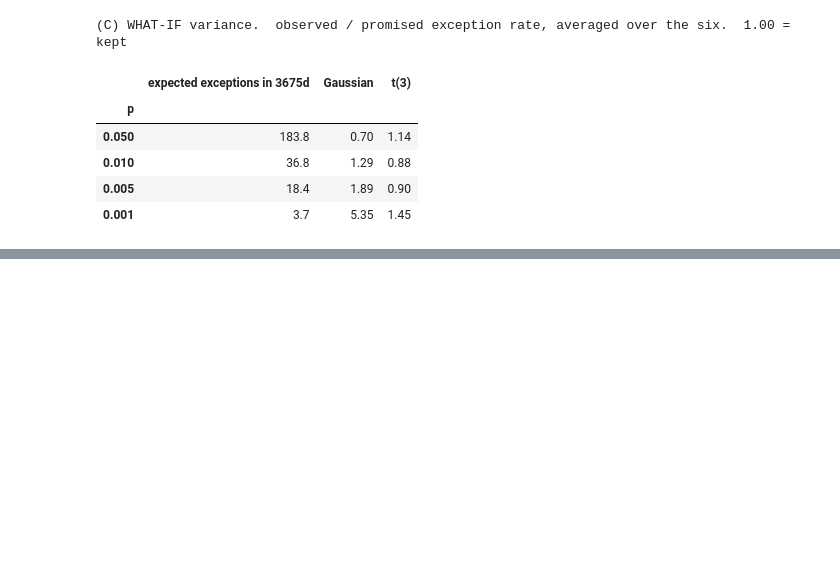
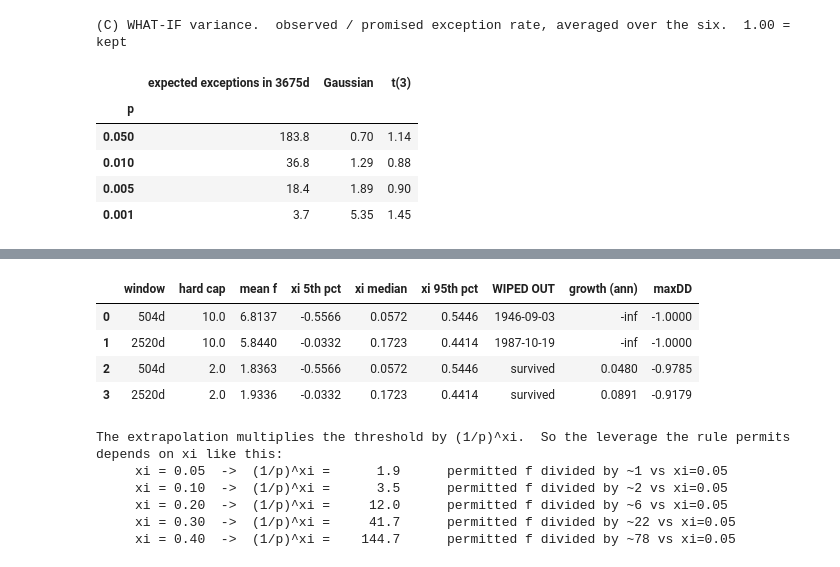
Before and after one commit to MarcoGaloppo/EVT-FatTails-PreAsymptotics, a Jupyter notebook: narrative_evt_market_data.ipynb, the cells around one changed output, grey strips where cells are left out. Drawn from its saved outputs; the diff is of its cells as text; code cells hidden in the pictures; blank space fills up the shorter version.

```diff
--- a/narrative_evt_market_data.ipynb
+++ b/narrative_evt_market_data.ipynb
@@ -2042,0 +2441,39 @@ So,  **what did the backtest found?**
+# %%
+# ---- Why the hoembrewed EVT rule failed, and can it be repaired?  Index data, as above.
+#      The rule needs VaR at p = 1%/2520 = 4.0e-6 from a 504-day window: about 25 exceedances
+#      above the 95th percentile, extrapolated four orders of magnitude past the data.
+def evt_cap_variant(look, fcap):
+    n = len(r_ix); f = np.full(n, np.nan); xis = []
+    for s in range(look, n, STEP):
+        h = r_ix[s - look:s]; L = -h; u = float(np.quantile(L, 0.95))
+        xis.append(fit_gpd(L[L > u] - u)[0])
+        f[s:s + STEP] = np.clip(1.0 / pot_var_es(L, u, PRUIN / HOR)["var"], 0.0, fcap)
+    ok = ~np.isnan(f); rr = f[ok] * r_ix[ok]; W, k = wealth_path(rr)
+    return {"window": f"{look}d", "hard cap": fcap, "mean f": f[ok].mean(),
+            "xi 5th pct": np.percentile(xis, 5), "xi median": np.median(xis),
+            "xi 95th pct": np.percentile(xis, 95),
+            "WIPED OUT": "survived" if k is None else str(dt_ix[ok][k].date()),
+            "growth (ann)": growth_rate(rr) * 252 if k is None else -np.inf,
+            "maxDD": max_drawdown(np.maximum(W, 1e-12))}
+
+display(pd.DataFrame([evt_cap_variant(504, 10.0), evt_cap_variant(2520, 10.0),
+                      evt_cap_variant(504, 2.0),  evt_cap_variant(2520, 2.0)]).round(4))
+
+print("\nThe extrapolation multiplies the threshold by (1/p)^xi.  So the leverage the rule permits")
+print("depends on xi like this:")
+for x in (0.05, 0.10, 0.20, 0.30, 0.40):
+    print("     xi = %.2f  ->  (1/p)^xi = %8.1f      permitted f divided by ~%.0f vs xi=0.05"
+          % (x, (HOR / PRUIN) ** x, ((HOR / PRUIN) ** x) / ((HOR / PRUIN) ** 0.05)))
+# %% [output]
+|  | window | hard cap | mean f | xi 5th pct | xi median | xi 95th pct | WIPED OUT | growth (ann) | maxDD |
+| 0 | 504d | 10.0 | 6.8137 | -0.5566 | 0.0572 | 0.5446 | 1946-09-03 | -inf | -1.0000 |
+| 1 | 2520d | 10.0 | 5.8440 | -0.0332 | 0.1723 | 0.4414 | 1987-10-19 | -inf | -1.0000 |
+| 2 | 504d | 2.0 | 1.8363 | -0.5566 | 0.0572 | 0.5446 | survived | 0.0480 | -0.9785 |
+| 3 | 2520d | 2.0 | 1.9336 | -0.0332 | 0.1723 | 0.4414 | survived | 0.0891 | -0.9179 |
+The extrapolation multiplies the threshold by (1/p)^xi.  So the leverage the rule permits
+depends on xi like this:
+     xi = 0.05  ->  (1/p)^xi =      1.9      permitted f divided by ~1 vs xi=0.05
+     xi = 0.10  ->  (1/p)^xi =      3.5      permitted f divided by ~2 vs xi=0.05
+     xi = 0.20  ->  (1/p)^xi =     12.0      permitted f divided by ~6 vs xi=0.05
+     xi = 0.30  ->  (1/p)^xi =     41.7      permitted f divided by ~22 vs xi=0.05
+     xi = 0.40  ->  (1/p)^xi =    144.7      permitted f divided by ~78 vs xi=0.05
```
Also changed, not shown: parts of 16 cells of this notebook, 1 other file.
